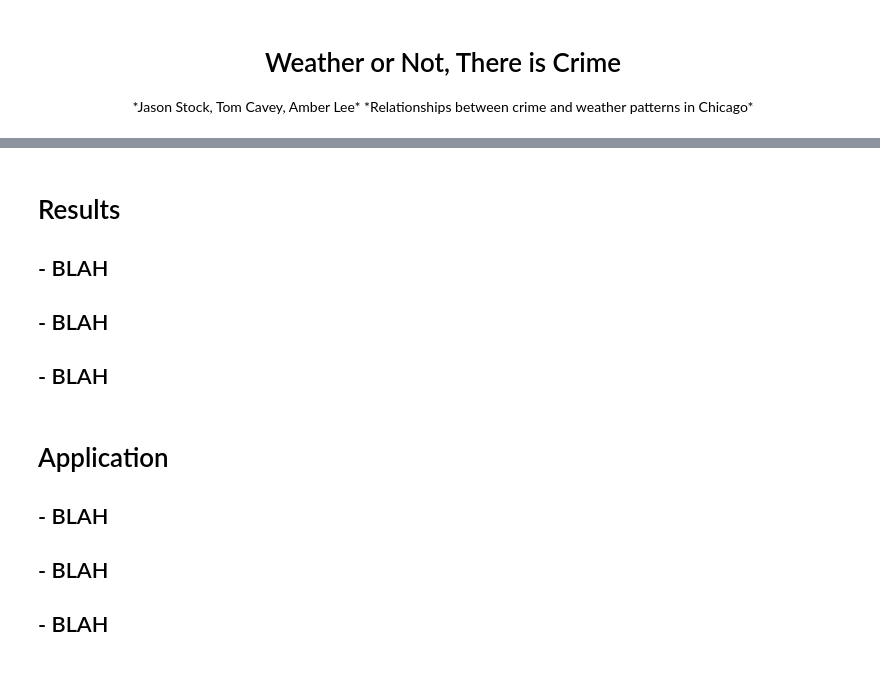
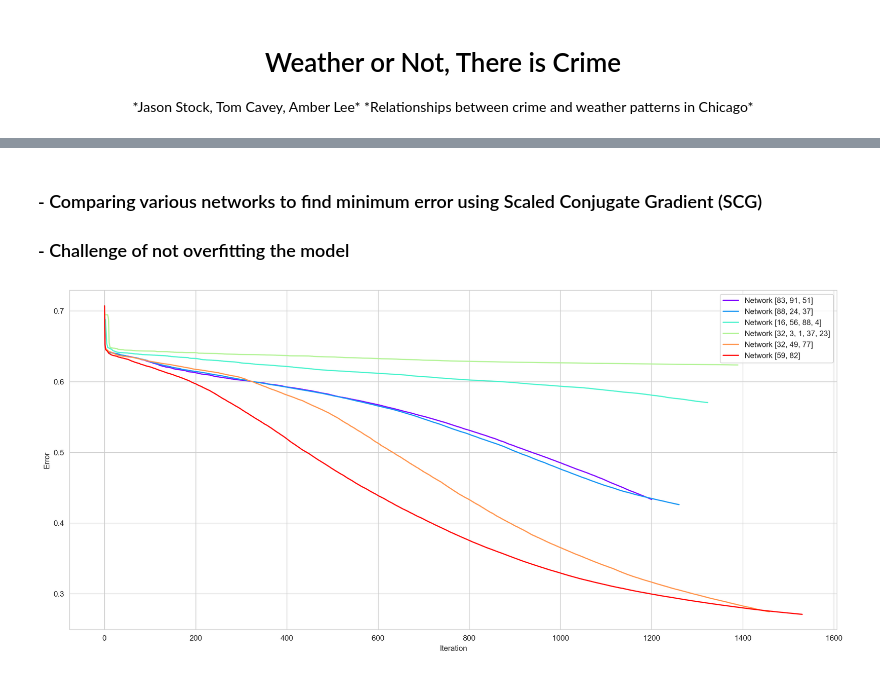
Before and after one commit to stockeh/big-data-weather-crime, a Jupyter notebook: notebooks/final-presentation.ipynb, the cells around one changed output, grey strips where cells are left out. Cells and saved outputs as stored; diff of their text form; code cells hidden in the pictures.

```diff
--- a/notebooks/final-presentation.ipynb
+++ b/notebooks/final-presentation.ipynb
@@ -272,12 +79,0 @@ network_test(district='4')
-# %% [markdown]
-# Results
-
-## - BLAH
-## - BLAH
-## - BLAH
-# %% [markdown]
-# Application
-
-## - BLAH
-## - BLAH
-## - BLAH
@@ -285,0 +80,7 @@ save_dill(iterations=100, normalize=True, partition=False)
+# %% [markdown]
+### - Comparing various networks to find minimum error using Scaled Conjugate Gradient (SCG)
+### - Challenge of not overfitting the model
+# %%
+soln.network_test(district='5', ns=6)
+# %% [output]
+[figure, added]
```
Also changed, not shown: parts of 39 cells of this notebook, 2 other files.
